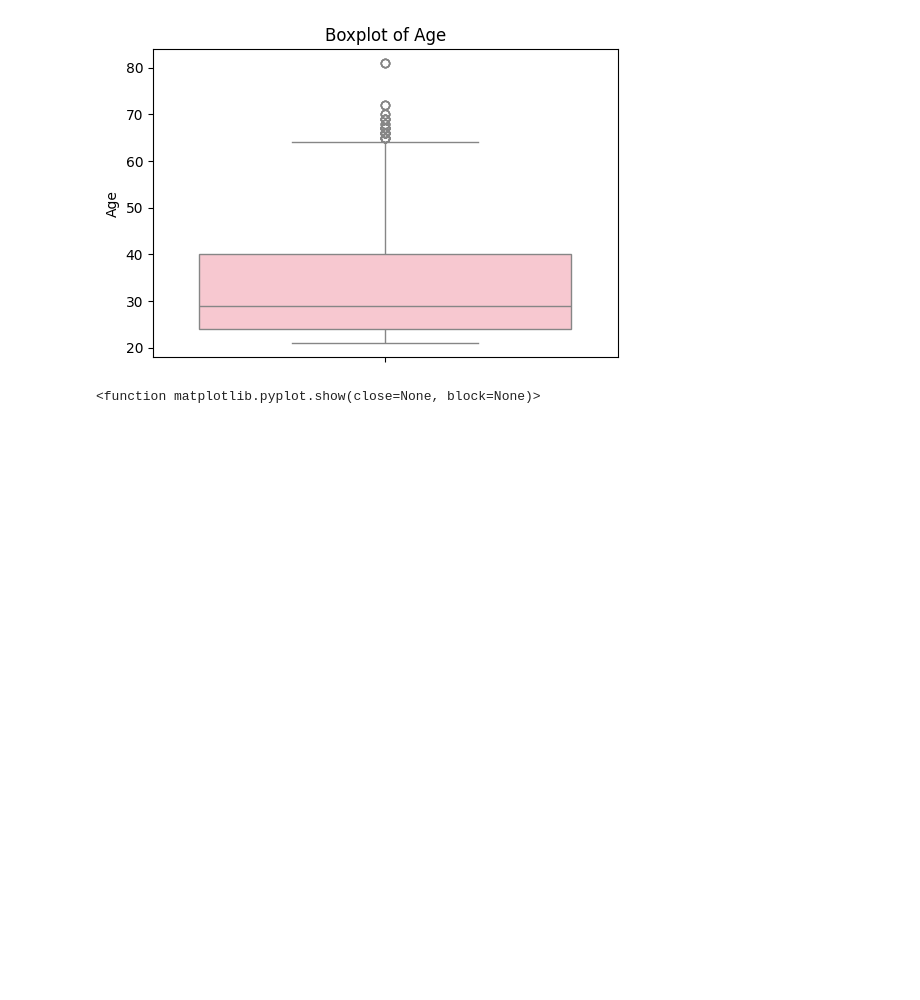
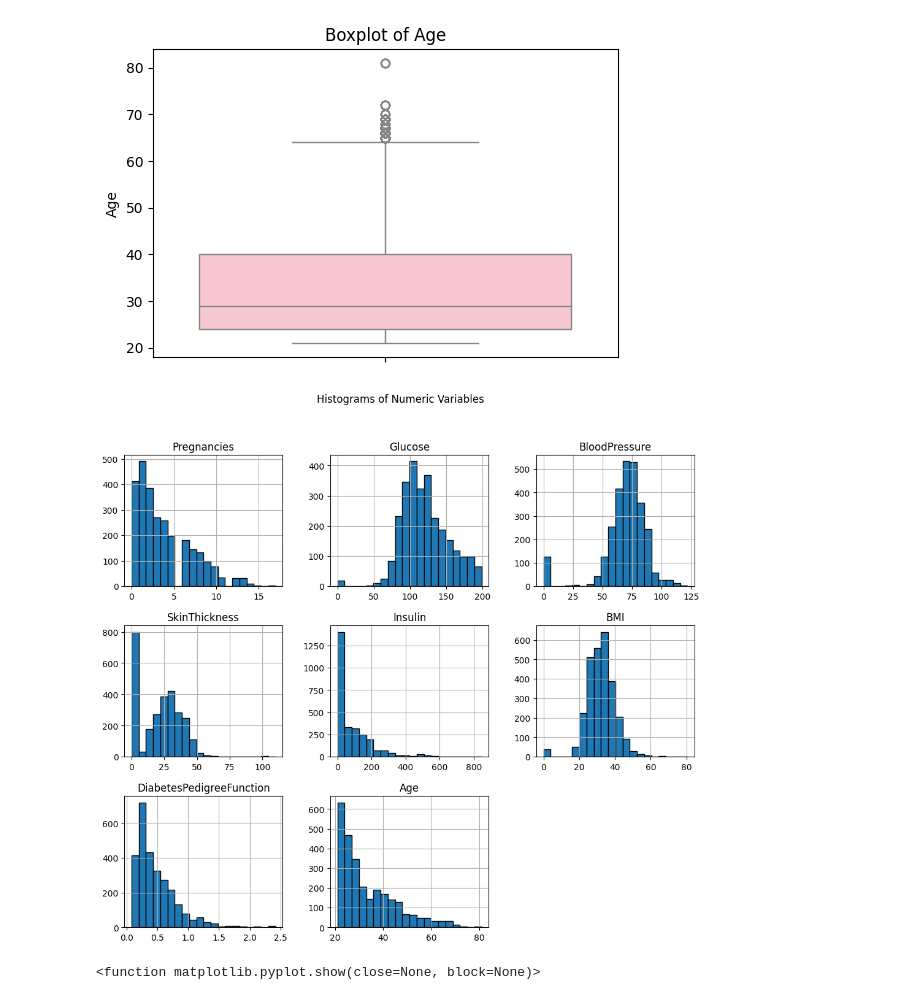
Before and after one commit to halaalduh/Diabetes-Prediction-using-Healthcare-Dataset, a Jupyter notebook: Phase2.ipynb, the cells around one changed output. Drawn from its saved outputs; the diff is of its cells as text; code cells hidden in the pictures; blank space fills up the shorter version.

```diff
--- a/Phase2.ipynb
+++ b/Phase2.ipynb
@@ -73,6 +73,14 @@ for col in numeric_cols:
 [figure]
 [figure]
 [figure]
+# %%
+
+#Histograms for each numeric attribute
+df[numeric_cols].hist(figsize=(12,10), bins=20, edgecolor="black")
+plt.suptitle("Histograms of Numeric Variables")
+plt.show()
+# %% [output]
+[figure, added]
 # %%
 # 2. Visualizations
 
```
